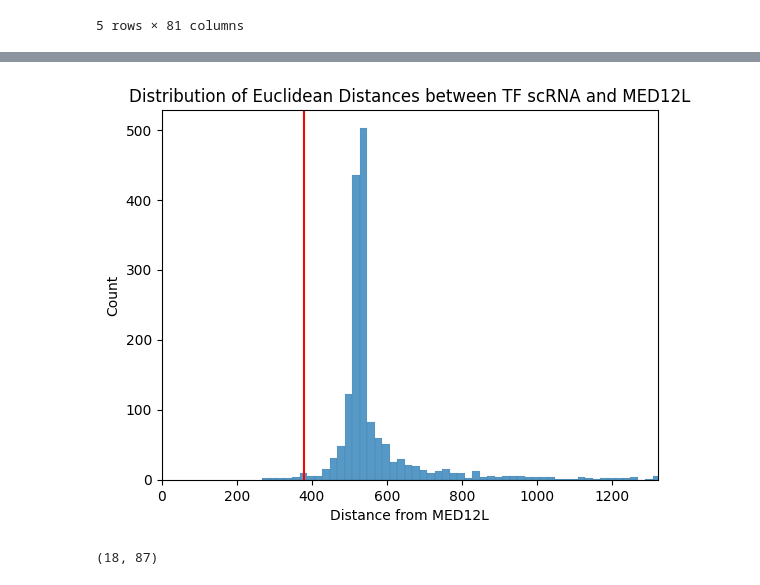
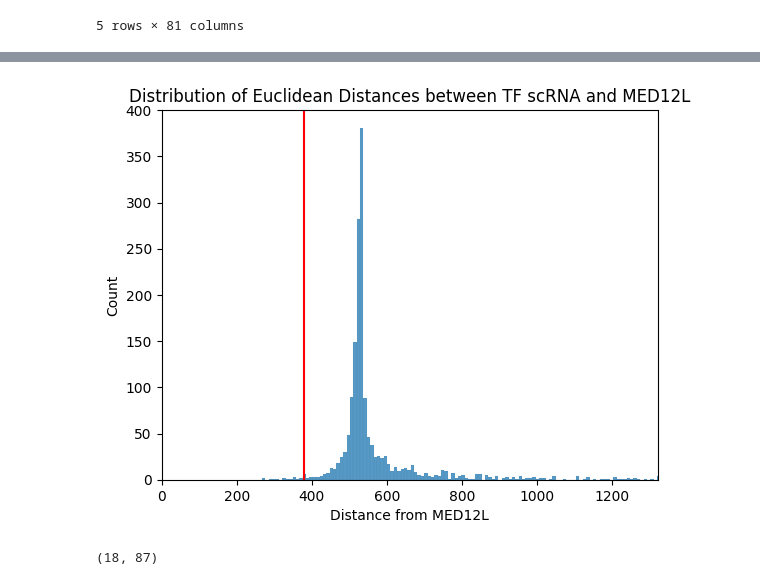
Before and after one commit to kinseylong/StallerRotation, a Jupyter notebook: cofactors_humanproteinatlas/mediator_exploration.ipynb, the cells around one changed output, grey strips where cells are left out. Drawn from its saved outputs; the diff is of its cells as text; code cells hidden in the pictures.

```diff
--- a/cofactors_humanproteinatlas/mediator_exploration.ipynb
+++ b/cofactors_humanproteinatlas/mediator_exploration.ipynb
@@ -384,11 +391,11 @@ MED12L_TF_comparison_df = pd.DataFrame({"Gene": allTF_scRNA.index.to_list(), "Di
 # %%
-sns.histplot(MED12L_TF_comparison_df, x = "Distance from MED12L", binwidth=20)
+sns.histplot(MED12L_TF_comparison_df, x = "Distance from MED12L")
 plt.xlim(0, np.percentile(MED12L_TF_comparison_df["Distance from MED12L"], 95))
 plt.axvline(np.percentile(MED12L_TF_comparison_df["Distance from MED12L"], 1), color = "r")
 plt.title("Distribution of Euclidean Distances between TF scRNA and MED12L")
 plt.savefig("figures/distancedistTF_MED12L.png")
 # %% [output]
-[figure, old version]
+[figure, new version]
 # %%
 len(MED12L_TF_comparison_df[MED12L_TF_comparison_df["Distance from MED12L"] <= np.percentile(MED12L_TF_comparison_df["Distance from MED12L"], 1)].sort_values("Distance from MED12L")), len(MED12L_TF_comparison_df[MED12L_TF_comparison_df["Distance from MED12L"] <= np.percentile(MED12L_TF_comparison_df["Distance from MED12L"], 5)].sort_values("Distance from MED12L"))
 # %% [output]
```
Also changed, not shown: parts of 12 cells of this notebook, 6 other files.
